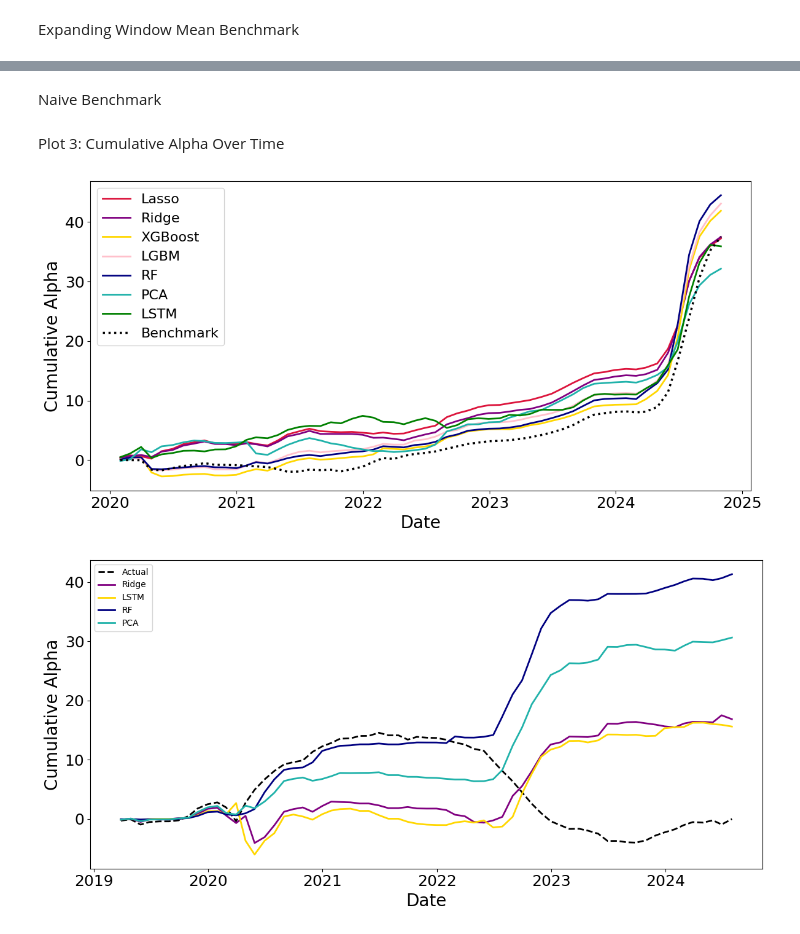
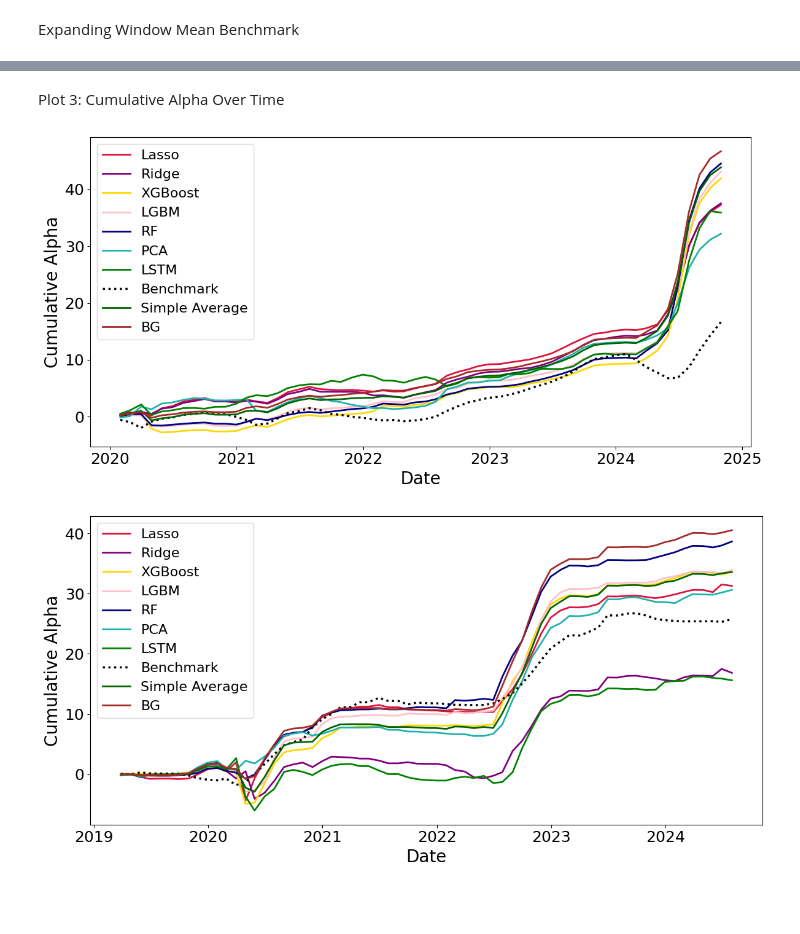
Before and after one commit to willafred/AlphaVision, a Jupyter notebook: alpha_plots.ipynb, the cells around one changed output, grey strips where cells are left out. Drawn from its saved outputs; the diff is of its cells as text; code cells hidden in the pictures; blank space fills up the shorter version.

Commit message:
production of results for all models, preliminary plots

```diff
--- a/alpha_plots.ipynb
+++ b/alpha_plots.ipynb
@@ -1,9 +0,0 @@
-# %%
-df = pd.read_csv("df_ff_factors_100325.csv")
-df = df.drop(columns=["Unnamed: 0","crsp_portno"])
-df = df.sort_values(by='date')
-df
-
-df_tech = pd.read_csv("df_ff_factors_techfunds.csv")
-df_tech = df_tech.drop(columns=["Unnamed: 0","crsp_portno"])
-df_tech = df_tech.sort_values(by='date')
@@ -214,23 +25,0 @@ all_results_healthcare_clean = all_results_healthcare[all_results_healthcare.ind
-# %%
-rolling_alphas = ["rolling_alpha_5f"]
-results = [tuned_results_tech]
-all_results_tech = {}
-df = pd.read_csv("df_ff_factors_techfunds.csv")
-df = df.drop(columns=["Unnamed: 0","crsp_portno"])
-df = df.sort_values(by='date')
-df['date'] = pd.to_datetime(df['date'])
-
-for i in range(0, len(rolling_alphas)):
-    factor = rolling_alphas[i][-2:]
-
-    dataset = df[["crsp_fundno", "date", rolling_alphas[i]]]
-    merged_df = pd.merge(results[i], dataset, how="left", on=rolling_alphas[i])
-    # merged_df = merged_df.rename(columns={'naive': f'naive_{factor}'})
-
-    merged_df_no_id = merged_df.drop(columns=['crsp_fundno'])
-    merged_df_no_id = merged_df_no_id.set_index('date')
-    feature_cols = [col for col in merged_df_no_id.columns if col not in [rolling_alphas[i]]]
-
-    # Using a dictionary to store the df for different factor models
-    all_results_tech[rolling_alphas[i]] = merged_df_no_id
-all_results_tech = all_results_tech['rolling_alpha_5f']
@@ -414,2 +152,0 @@ Rolling Window Mean Benchmark
-# %% [markdown]
-Naive Benchmark
@@ -423,8 +154,12 @@ Naive Benchmark
 Plot 3: Cumulative Alpha Over Time
 # %%
 def plot_cumulative_alpha(df, outcome_var):
-    label_mapping = {'ridge': 'Ridge', 'xgboost': 'XGBoost', 'rf': 'RF', 'pca': 'PCA', 'lasso': 'Lasso', 'lgbm':'LGBM', 'lstm':'LSTM','benchmark_alpha':'Benchmark'}
-    color_list = {'Ridge': 'purple', 'XGBoost': 'gold', 'PCA': 'lightseagreen', 'RF': 'navy', 'Lasso':'crimson', 'LGBM':'pink', 'LSTM':'green', 'Benchmark':'black'}
+    label_mapping = {'ridge': 'Ridge', 'xgboost': 'XGBoost', 'rf': 'RF', 'pca': 'PCA', 'lasso': 'Lasso',
+                     'lgbm':'LGBM', 'lstm':'LSTM','benchmark_alpha':'Benchmark',
+                     'simple_avg':'Simple Average', 'err_weighted':'BG'}
+    color_list = {'Ridge': 'purple', 'XGBoost': 'gold', 'PCA': 'lightseagreen', 'RF': 'navy', 'Lasso':'crimson',
+                  'LGBM':'pink', 'LSTM':'green', 'Benchmark':'black',
+                  'Simple Average':'darkgreen', 'BG':'brown'}
 
     fig, axis = plt.subplots(figsize=(12, 6))
     legend_handles = {}
@@ -474,10 +209,10 @@ def plot_cumulative_alpha(df, outcome_var):
     plt.tight_layout()
     plt.show()
 # %%
-plot_cumulative_alpha(combined_benchmark, 'rolling_alpha_5f') # dashed - market rate; sample XGBoost
+plot_cumulative_alpha(all_results_healthcare_clean, 'rolling_alpha_5f') # dashed - market rate; sample XGBoost
 # %% [output]
-[figure, old version]
+[figure, new version]
 # %%
-plot_cumulative_alpha(all_results_tech, 'rolling_alpha_5f')
+plot_cumulative_alpha(all_results_tech_clean, 'rolling_alpha_5f')
 # %% [output]
-[figure, old version]
+[figure, new version]
```
Also changed, not shown: parts of 31 cells of this notebook, 17 other files.
